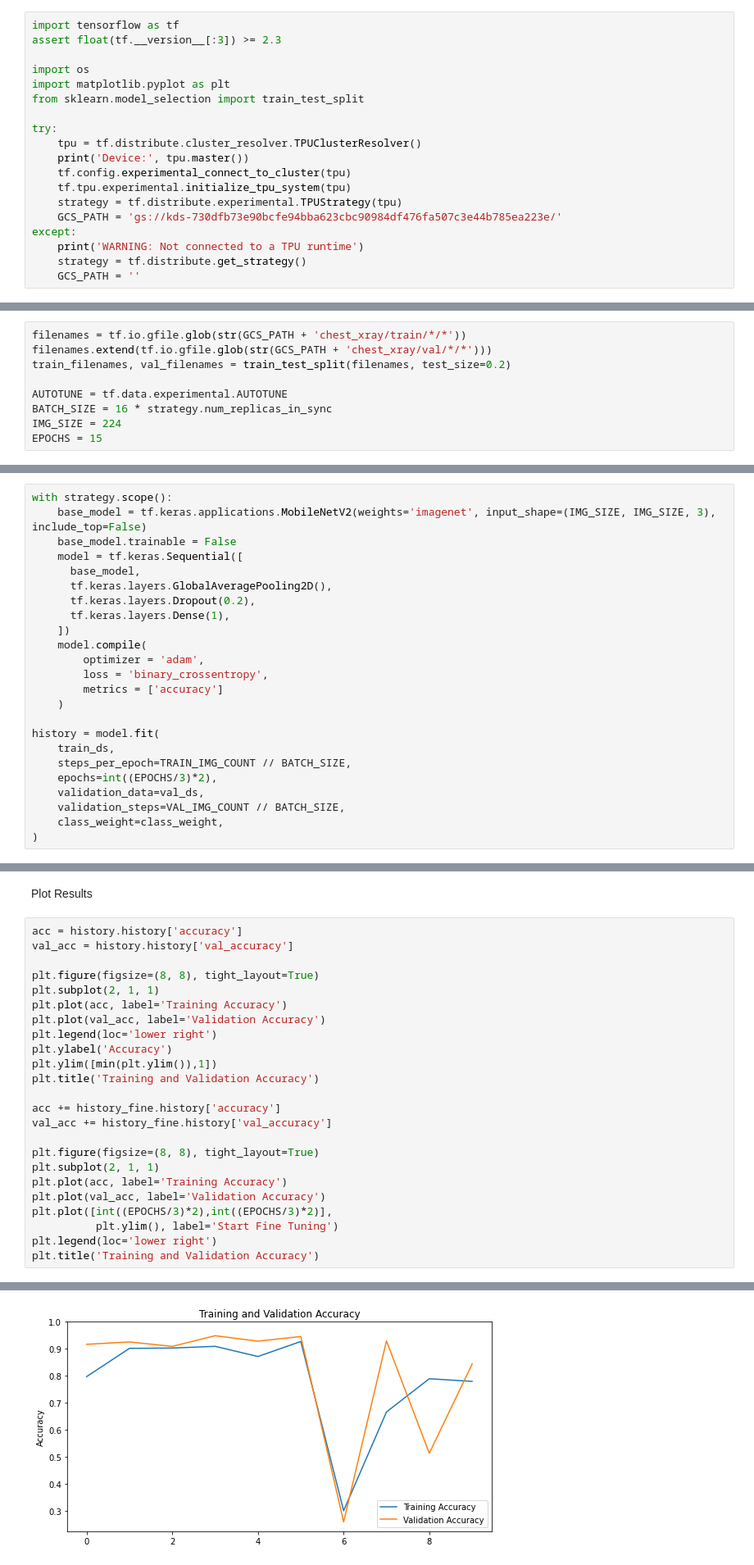
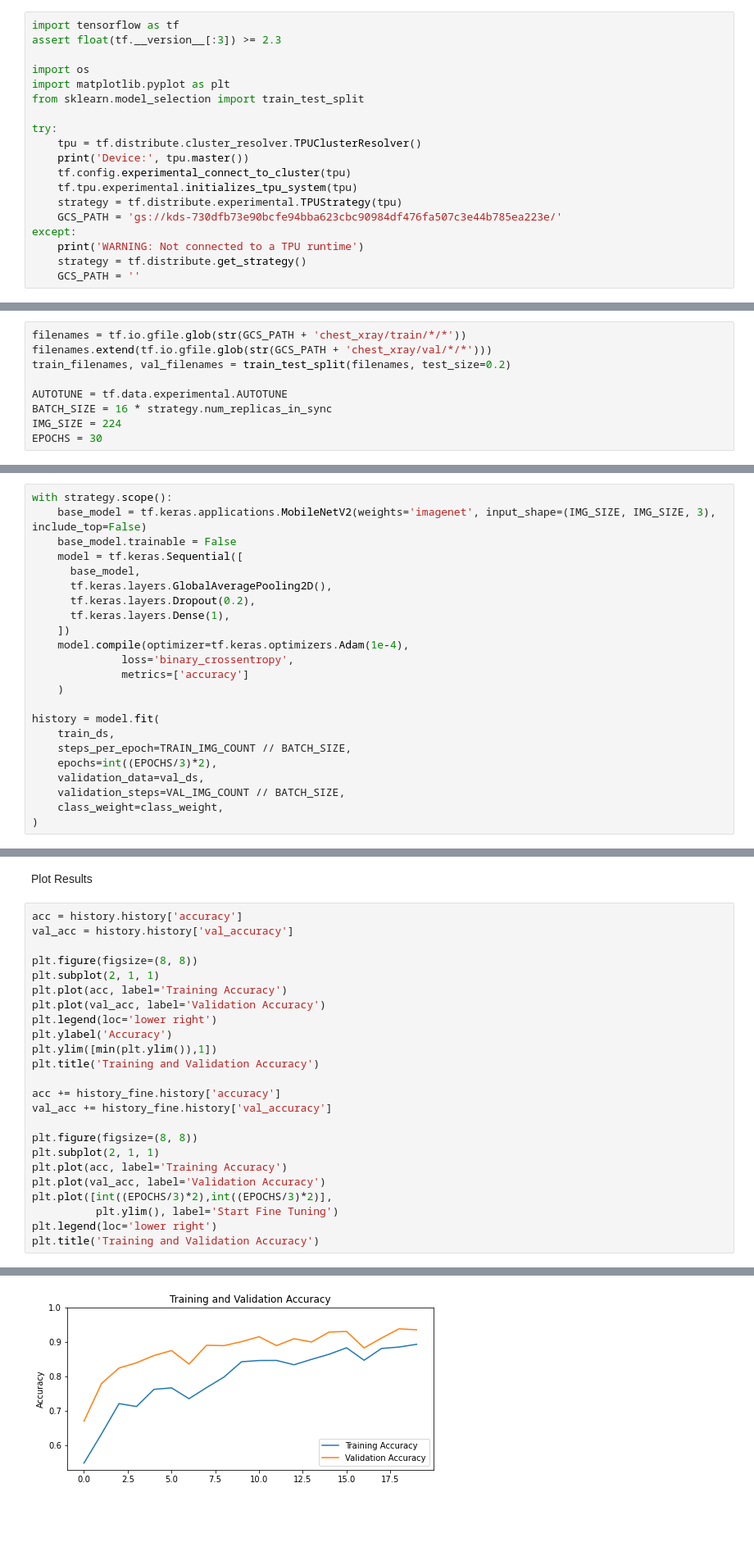
Before and after one commit to shaunsingh/xray-pneumonia-transfer-learning-edge-tpu, a Jupyter notebook: Pneumonia Detection on Edge TPU.ipynb, the cells around one changed output, grey strips where cells are left out. Shown at 82% size. Cells and saved outputs as stored; diff of their text form; blank space fills up the shorter version.

Commit message:
adjust learning curves

```diff
--- a/Pneumonia Detection on Edge TPU.ipynb
+++ b/Pneumonia Detection on Edge TPU.ipynb
@@ -12,7 +12,7 @@ try:
     tpu = tf.distribute.cluster_resolver.TPUClusterResolver()
     print('Device:', tpu.master())
     tf.config.experimental_connect_to_cluster(tpu)
-    tf.tpu.experimental.initialize_tpu_system(tpu)
+    tf.tpu.experimental.initializes_tpu_system(tpu)
     strategy = tf.distribute.experimental.TPUStrategy(tpu)
     GCS_PATH = 'gs://kds-730dfb73e90bcfe94bba623cbc90984df476fa507c3e44b785ea223e/'
 except:
@@ -31,7 +31,7 @@ train_filenames, val_filenames = train_test_split(filenames, test_size=0.2)
 AUTOTUNE = tf.data.experimental.AUTOTUNE
 BATCH_SIZE = 16 * strategy.num_replicas_in_sync
 IMG_SIZE = 224
-EPOCHS = 15
+EPOCHS = 30
 # %% [markdown]
 Functions for processing images
 # %%
@@ -112,10 +112,9 @@ with strategy.scope():
       tf.keras.layers.Dropout(0.2),
       tf.keras.layers.Dense(1),
     ])
-    model.compile(
-        optimizer = 'adam',
-        loss = 'binary_crossentropy',
-        metrics = ['accuracy']
+    model.compile(optimizer=tf.keras.optimizers.Adam(1e-4),
+              loss='binary_crossentropy',
+              metrics=['accuracy']
     )
 
 history = model.fit(
@@ -186,27 +187,27 @@ Plot Results
 # %%
 acc = history.history['accuracy']
 val_acc = history.history['val_accuracy']
 
-plt.figure(figsize=(8, 8), tight_layout=True)
+plt.figure(figsize=(8, 8))
 plt.subplot(2, 1, 1)
 plt.plot(acc, label='Training Accuracy')
 plt.plot(val_acc, label='Validation Accuracy')
 plt.legend(loc='lower right')
 plt.ylabel('Accuracy')
 plt.ylim([min(plt.ylim()),1])
 plt.title('Training and Validation Accuracy')
 
 acc += history_fine.history['accuracy']
 val_acc += history_fine.history['val_accuracy']
 
-plt.figure(figsize=(8, 8), tight_layout=True)
+plt.figure(figsize=(8, 8))
 plt.subplot(2, 1, 1)
 plt.plot(acc, label='Training Accuracy')
 plt.plot(val_acc, label='Validation Accuracy')
 plt.plot([int((EPOCHS/3)*2),int((EPOCHS/3)*2)],
           plt.ylim(), label='Start Fine Tuning')
 plt.legend(loc='lower right')
 plt.title('Training and Validation Accuracy')
 # %% [output]
 Text(0.5, 1.0, 'Training and Validation Accuracy')
-[figure, old version]
+[figure, new version]
```
Also changed, not shown: parts of 6 cells of this notebook, 3 other files.
